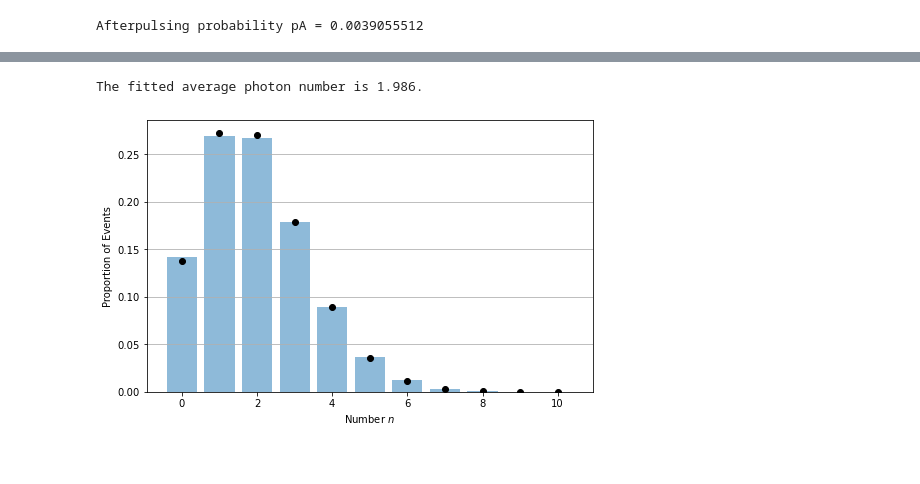
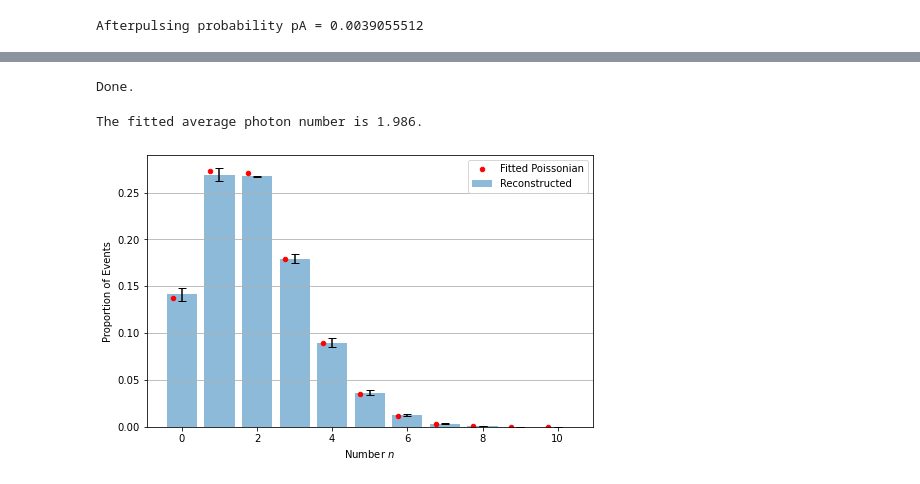
Before and after one commit to pbanner/PNR, a Jupyter notebook: Examples.ipynb, the cells around one changed output, grey strips where cells are left out. Drawn from its saved outputs; the diff is of its cells as text; code cells hidden in the pictures.

```diff
--- a/Examples.ipynb
+++ b/Examples.ipynb
@@ -189,17 +189,37 @@ Starting the dead time matrix construction. Computing normalization factors... G
+# %%
+nMax = 10
+
+expDist = numberDist[0:nMax+1]
+p1data = binnedClicks[1]/nCycles
+
+# In this example notebook, the values for the given parameters are measured
+# but the uncertainties are larger than what we measured, just for the sake of example
+eta0 = np.array([0.633114, 0.633114*0.03])
+pB = np.array([263.3, 5])*window_width
+pA = np.array([0.02262260929414759, 0.02262260929414759*0.05])
+tD = np.array([1.47173739e-08, 1e-10])
+tRec = np.array([2.35415007e-08, 1e-10])
+
+reconDists = pnr.getReconDistErrorsP(25, expDist, nMax, eta0, pB, pA, tD, tRec, bin_width, p1data, window_width, RTorder = 2, RTbrko = 0, CPUs = 0)
+u_dist = np.std(reconDists, axis=0)
+# %% [output]
+Done.
 # %%
-# Visualize the reconstructed number distribution and fit it to a Poissonian distribution
+# Visualize the reconstructed number distribution, with the above uncertainties,
+# and fit it to a Poissonian distribution
 cohSoln = opt.curve_fit(pnr.coherentStateFitFunc, np.arange(0,len(recon_eme)), recon_eme, p0=np.array([2.0]), maxfev = 10000)
 ndCohFitted, _ = pnr.getCohDistErrors(cohSoln[0][0], 0, len(recon_eme))
 
 fig, ax = plt.subplots(figsize=(8,5))
 
-ax.bar(np.array(range(nMax+1)), recon_eme, align='center', alpha=0.5, ecolor='black', capsize=4)
-ax.scatter(np.array(range(nMax+1)), ndCohFitted, color='black')
+ax.bar(np.array(range(nMax+1)), recon_eme, yerr=u_dist, align='center', alpha=0.5, capsize=4)
+ax.scatter(np.array(range(nMax+1))-0.25, ndCohFitted, color='red', s=20)
 ax.set_xlabel('Number $n$'); ax.set_ylabel('Proportion of Events')
+ax.legend(('Fitted Poissonian', 'Reconstructed'))
 ax.yaxis.grid(True)
 
 print("The fitted average photon number is {:.3f}.".format(cohSoln[0][0]))
 plt.show()
 # %% [output]
 The fitted average photon number is 1.986.
-[figure, old version]
+[figure, new version]
```
Also changed, not shown: parts of 1 cell of this notebook, 1 other file.
